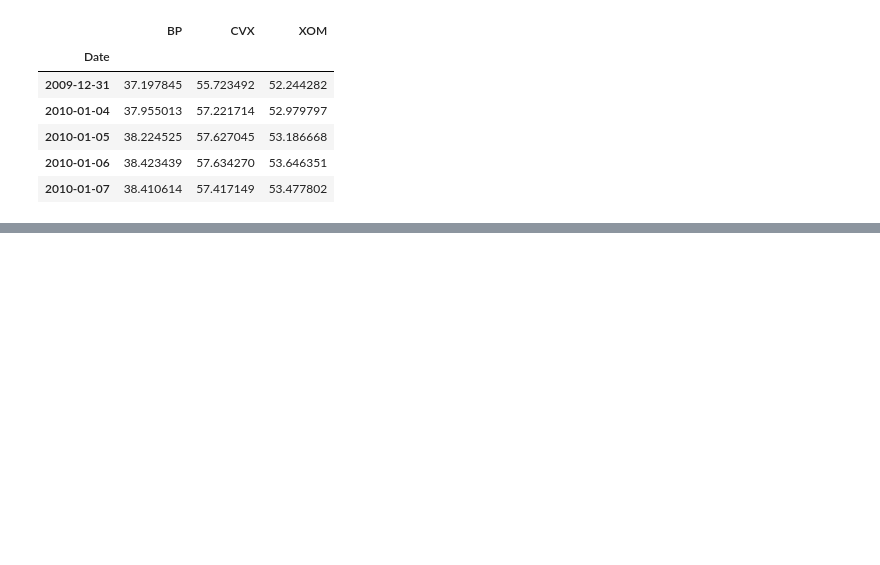
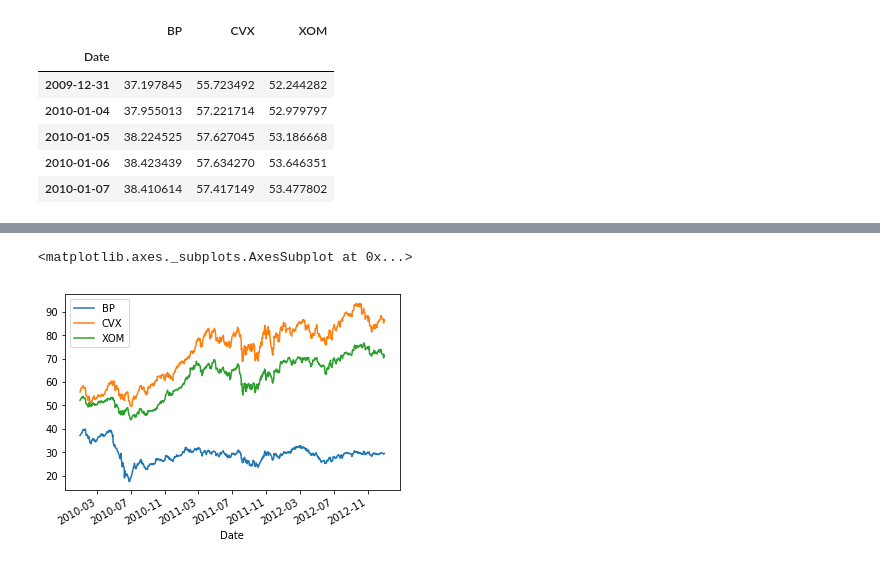
Before and after one commit to HariKumarValluru/Data-Analysis-and-Data-Visualization, a Jupyter notebook: Pandas/Statistics.ipynb, the cells around one changed output, grey strips where cells are left out. Cells and saved outputs as stored; diff of their text form; code cells hidden in the pictures; blank space fills up the shorter version.

```diff
--- a/Pandas/Statistics.ipynb
+++ b/Pandas/Statistics.ipynb
@@ -97,0 +112,6 @@ prices.head()
+# %%
+%matplotlib inline
+prices.plot()
+# %% [output]
+<matplotlib.axes._subplots.AxesSubplot at 0x...>
+[figure, added]
```
Also changed, not shown: parts of 11 cells of this notebook.
